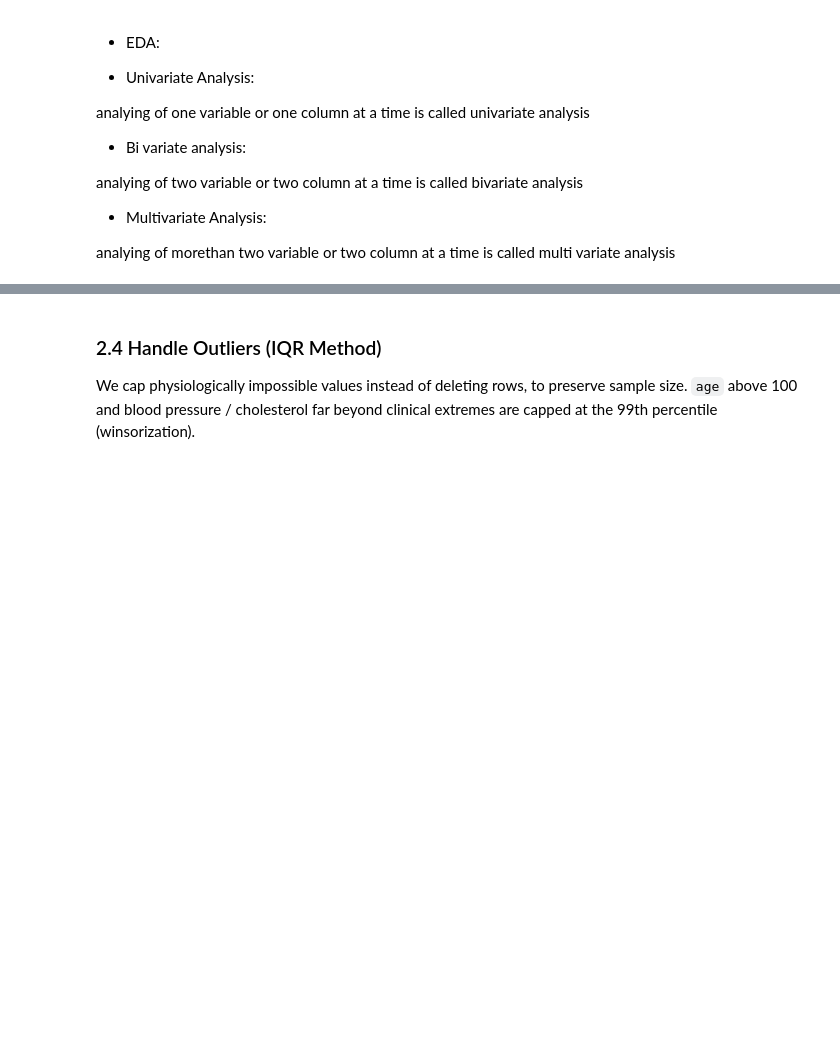
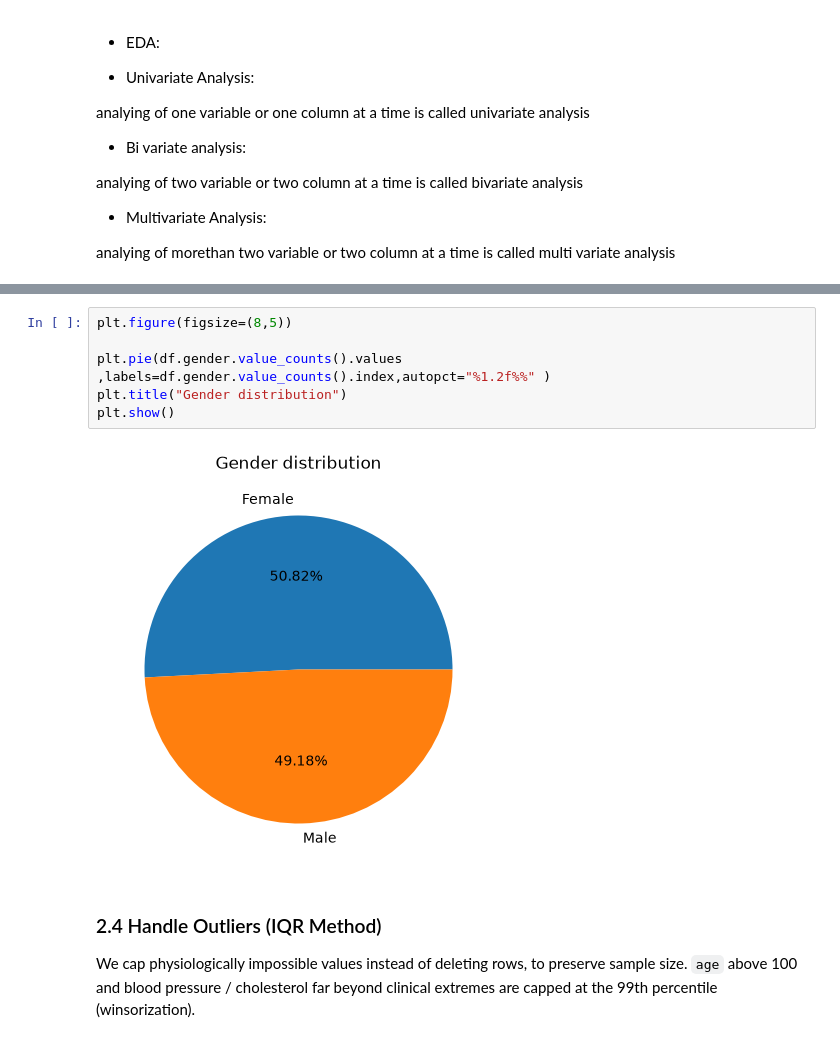
Before and after one commit to laxmanclinilaunch-hub/Python-7-8-, a Jupyter notebook: 2.EDA/healthcare_eda_project.ipynb, the cells around one changed output, grey strips where cells are left out. Drawn from its saved outputs; the diff is of its cells as text; blank space fills up the shorter version.

```diff
--- a/2.EDA/healthcare_eda_project.ipynb
+++ b/2.EDA/healthcare_eda_project.ipynb
@@ -415,3 +632,11 @@ analying of two  variable or two  column at a time is called bivariate analysis
+# %%
+plt.figure(figsize=(8,5))
+
+plt.pie(df.gender.value_counts().values ,labels=df.gender.value_counts().index,autopct="%1.2f%%" )
+plt.title("Gender distribution")
+plt.show()
+# %% [output]
+[figure, added]
 # %% [markdown]
 ### 2.4 Handle Outliers (IQR Method)
 
```
Also changed, not shown: parts of 12 cells of this notebook.
